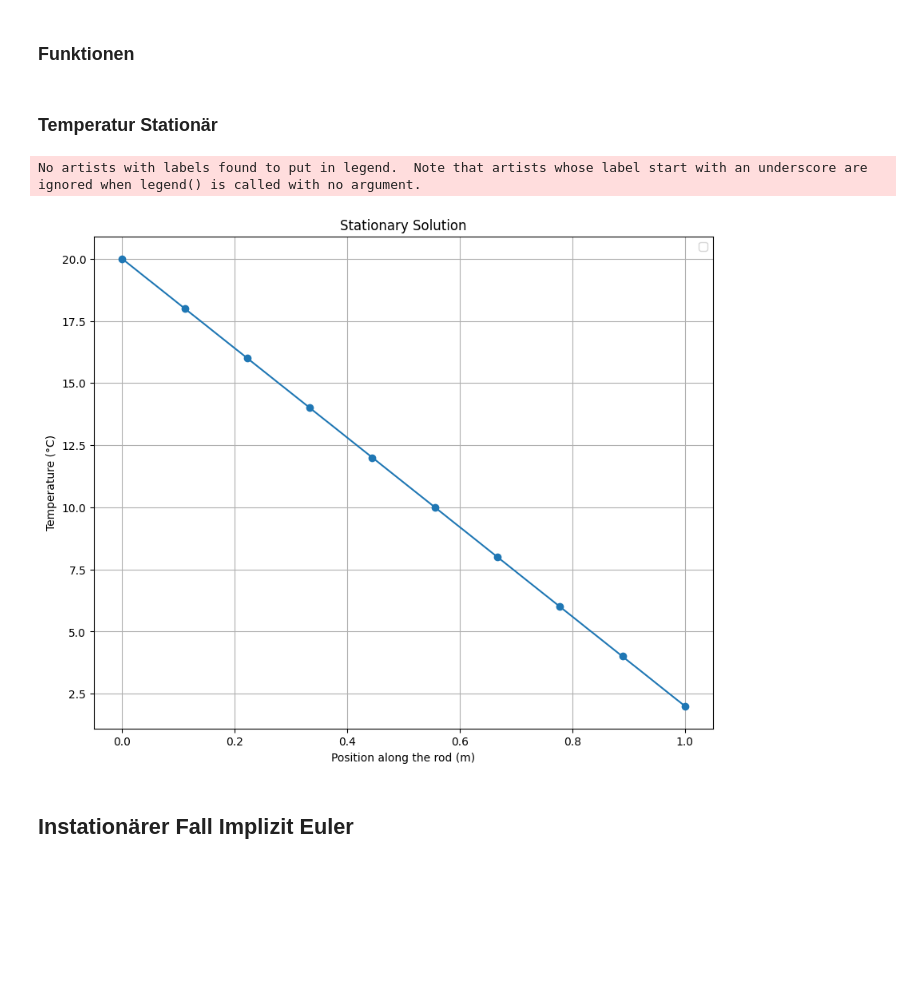
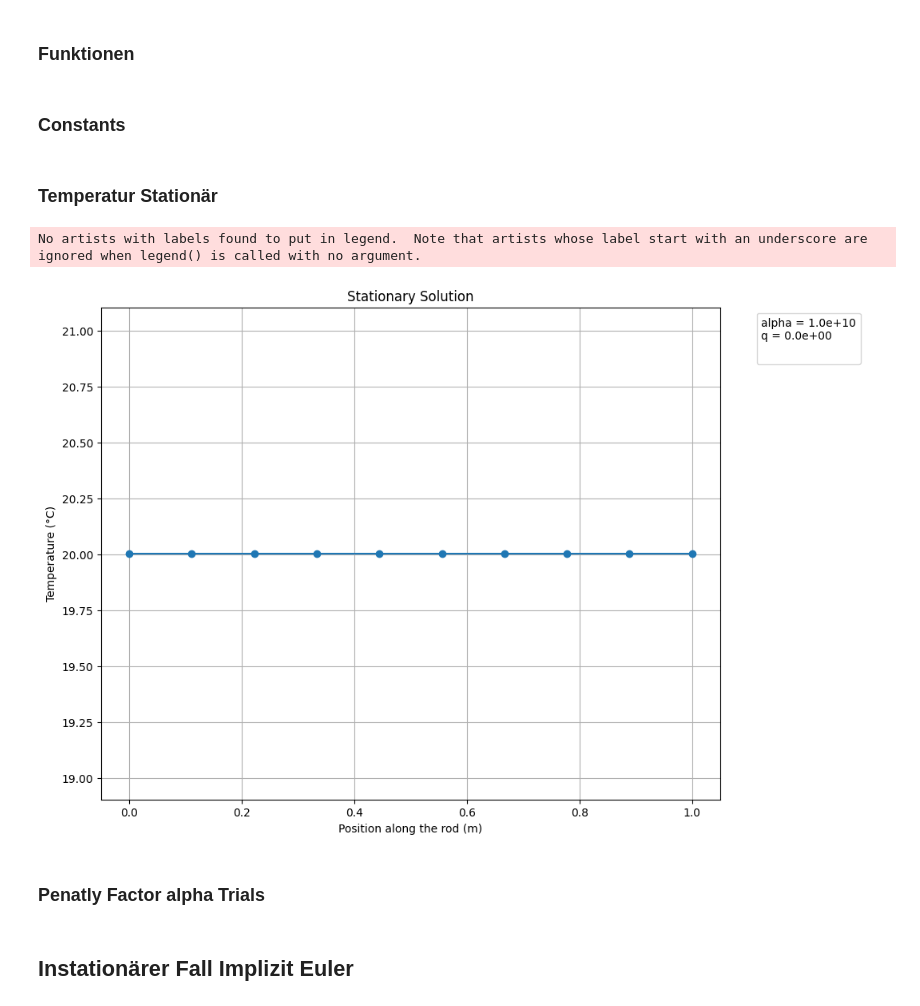
Before and after one commit to aceexpert72/numpde, a Jupyter notebook: Projektarbeit/waermerohr1D.ipynb, the cells around one changed output. Cells and saved outputs as stored; diff of their text form; code cells hidden in the pictures; blank space fills up the shorter version.

```diff
--- a/Projektarbeit/waermerohr1D.ipynb
+++ b/Projektarbeit/waermerohr1D.ipynb
@@ -52,15 +53,28 @@ def compute_M(n, l, C):
                 M[i, j] = C * h / 6
     return M
 
+# def compute_A_old(n, l, C, v, alpha):
+#     A = np.zeros((n, n))
+#     h = l / (n - 1)
+#     for i in range(n):
+#         for j in range(n):
+#             if i == j:
+#                 A[i, j] = C * v / h + (alpha if i == 0 and j == 0 else 0)
+#             if abs(i - j) == 1:
+#                 A[i, j] = -C * v / h / 2
+#     return A
+
 def compute_A(n, l, C, v, alpha):
     A = np.zeros((n, n))
     h = l / (n - 1)
     for i in range(n):
         for j in range(n):
             if i == j:
-                A[i, j] = C * v / h + (alpha if i == 0 and j == 0 else 0)
-            if abs(i - j) == 1:
-                A[i, j] = -C * v / h / 2
+                A[i, j] = C * v / h + (alpha if i == 0 else 0)
+            elif i == j + 1:
+                A[i, j] = -C * v / h  # Forward difference (i > j)
+            elif i == j - 1:
+                A[i, j] = 0  # No backward difference (asymmetry)
     return A
 
 def compute_S(n, alpha):
@@ -75,3 +89,5 @@ def compute_r(n, l, q, T0, alpha):
     for i in range(n):
         r[i] += q * h / 2
     return r
+# %% [markdown]
+### Constants
@@ -78,35 +105,28 @@ def compute_r(n, l, q, T0, alpha):
 # %% [markdown]
 ### Temperatur Stationär
 # %%
-A = 0.00114  # m^2
-c = 4190     # SHC J/kg*K
-rho = 1000   # kg/m^3
-C = A * rho * c #Simplify
 alpha = 1e10 # Penalty factor
-q = 100      # Heat flow W/m
-v = 1        # Velocity m/s
-l = 1        # Rod Length
-n = 10       # Nodes
+q = 0   # Heat flow W/m
 
 M = compute_M(n, l, C)
 A = compute_A(n, l, C, v, alpha)
-r = compute_r(n, l, q, 20, alpha)
+r = compute_r(n, l, q, T[0], alpha)
 S = compute_S(n,alpha)
-
-T = np.zeros(n)
-T[0] = 20  # Initial condition at x = 0, 20 degrees Celsius
 
 x = np.linspace(0, l, n)  # Node positions along the rod
 T_stationary = np.linalg.solve(A, r)
 
 plt.figure(figsize=(10, 8))
 plt.plot(x, T_stationary, label='', marker='o')
-plt.title('Stationary Solution')
+plt.title(f'Stationary Solution')
 plt.xlabel('Position along the rod (m)')
 plt.ylabel('Temperature (°C)')
-plt.legend()
+legend_title = f'alpha = {alpha:.1e}\nq = {q:.1e}\n'
+plt.legend(title=legend_title, bbox_to_anchor=(1.05, 1), loc='upper left')
 plt.grid(True)
 plt.show()
 # %% [output]
 No artists with labels found to put in legend.  Note that artists whose label start with an underscore are ignored when legend() is called with no argument.
-[figure, old version]
+[figure, new version]
+# %% [markdown]
+### Penatly Factor alpha Trials
```
Also changed, not shown: parts of 7 cells of this notebook, 6 other files.
